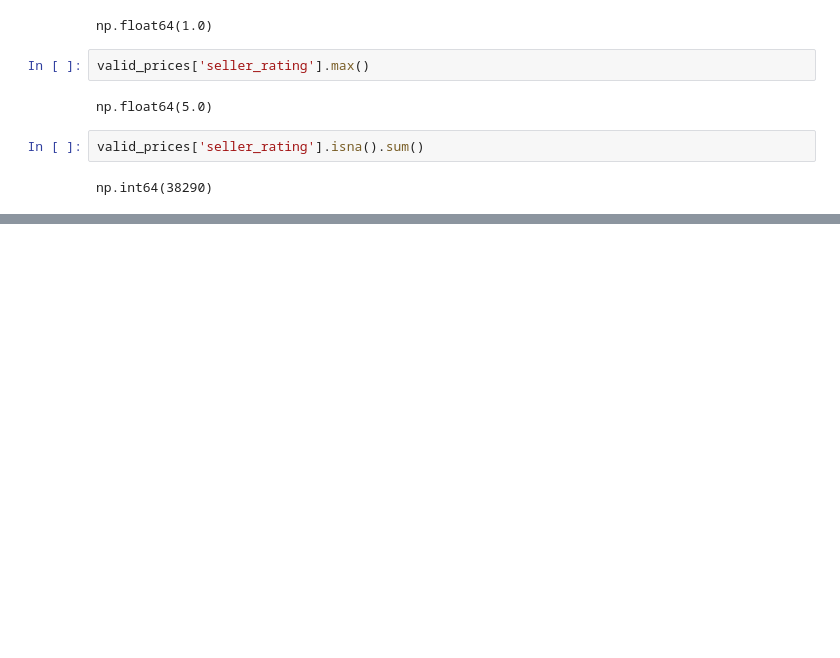
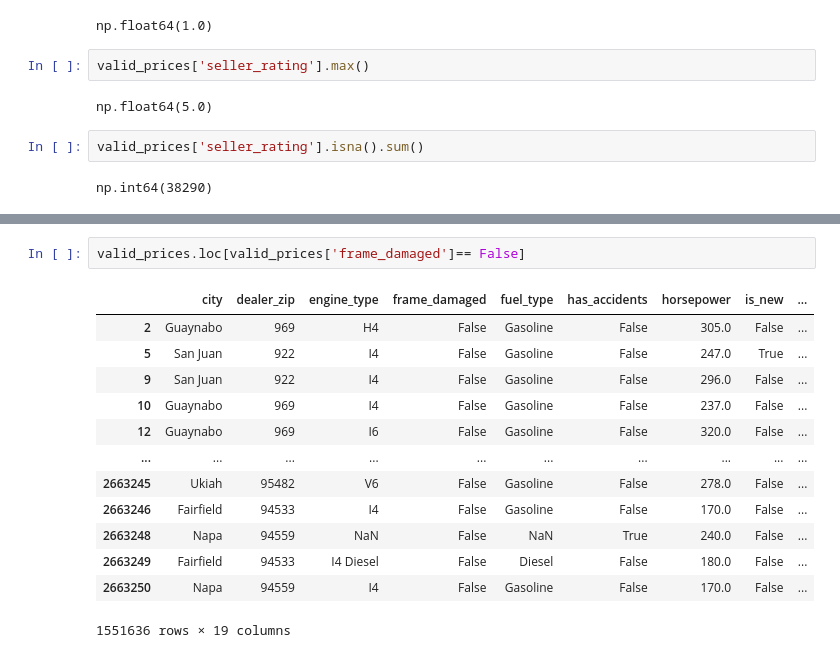
Before and after one commit to CaseyKiiza2026/vehicle-valuation-platform, a Jupyter notebook: notebooks/feature_engineering.ipynb, the cells around one changed output, grey strips where cells are left out. Saved outputs shown, nothing was run; the diff lists cells and outputs as text; blank space fills up the shorter version.

```diff
--- a/notebooks/feature_engineering.ipynb
+++ b/notebooks/feature_engineering.ipynb
@@ -951,0 +973,16 @@ valid_prices.loc[valid_prices['seller_rating'].isna()].head(30)
+# %%
+valid_prices.loc[valid_prices['frame_damaged']== False]
+# %% [output]
+|  | city | dealer_zip | engine_type | frame_damaged | fuel_type | has_accidents | horsepower | is_new | ... |
+| 2 | Guaynabo | 969 | H4 | False | Gasoline | False | 305.0 | False | ... |
+| 5 | San Juan | 922 | I4 | False | Gasoline | False | 247.0 | True | ... |
+| 9 | San Juan | 922 | I4 | False | Gasoline | False | 296.0 | False | ... |
+| 10 | Guaynabo | 969 | I4 | False | Gasoline | False | 237.0 | False | ... |
+| 12 | Guaynabo | 969 | I6 | False | Gasoline | False | 320.0 | False | ... |
+| ... | ... | ... | ... | ... | ... | ... | ... | ... | ... |
+| 2663245 | Ukiah | 95482 | V6 | False | Gasoline | False | 278.0 | False | ... |
+| 2663246 | Fairfield | 94533 | I4 | False | Gasoline | False | 170.0 | False | ... |
+| 2663248 | Napa | 94559 | NaN | False | NaN | True | 240.0 | False | ... |
+| 2663249 | Fairfield | 94533 | I4 Diesel | False | Diesel | False | 180.0 | False | ... |
+| 2663250 | Napa | 94559 | I4 | False | Gasoline | False | 170.0 | False | ... |
+1551636 rows × 19 columns
```
Also changed, not shown: parts of 90 cells of this notebook.
